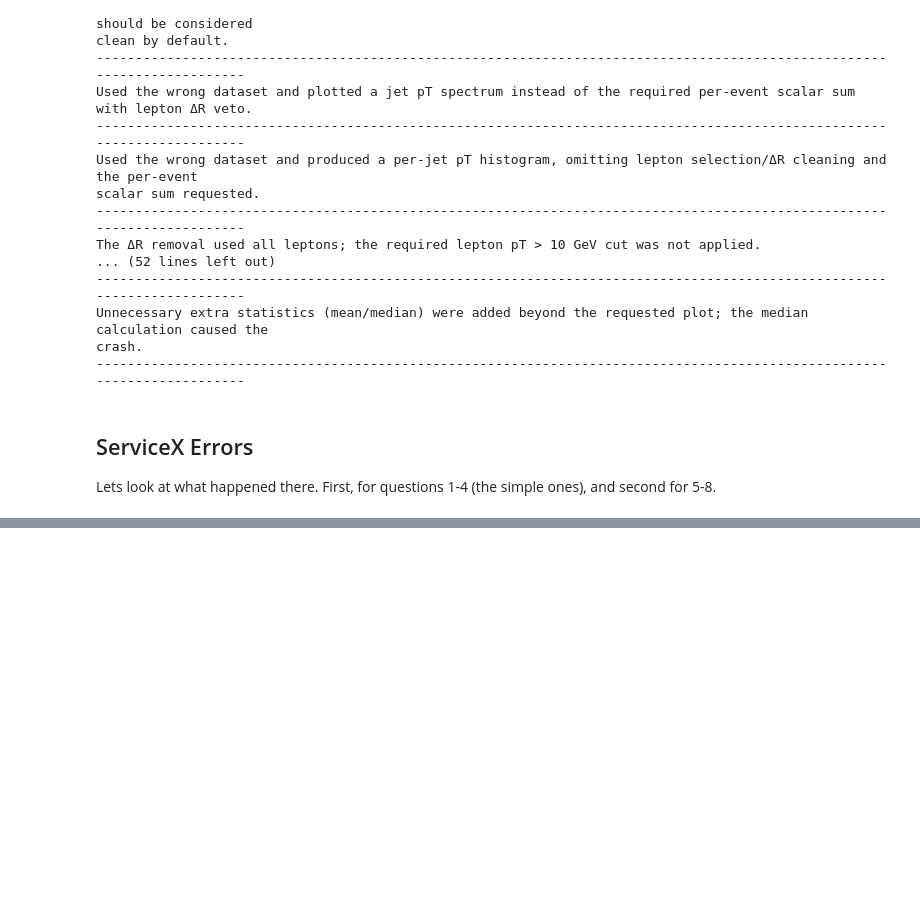
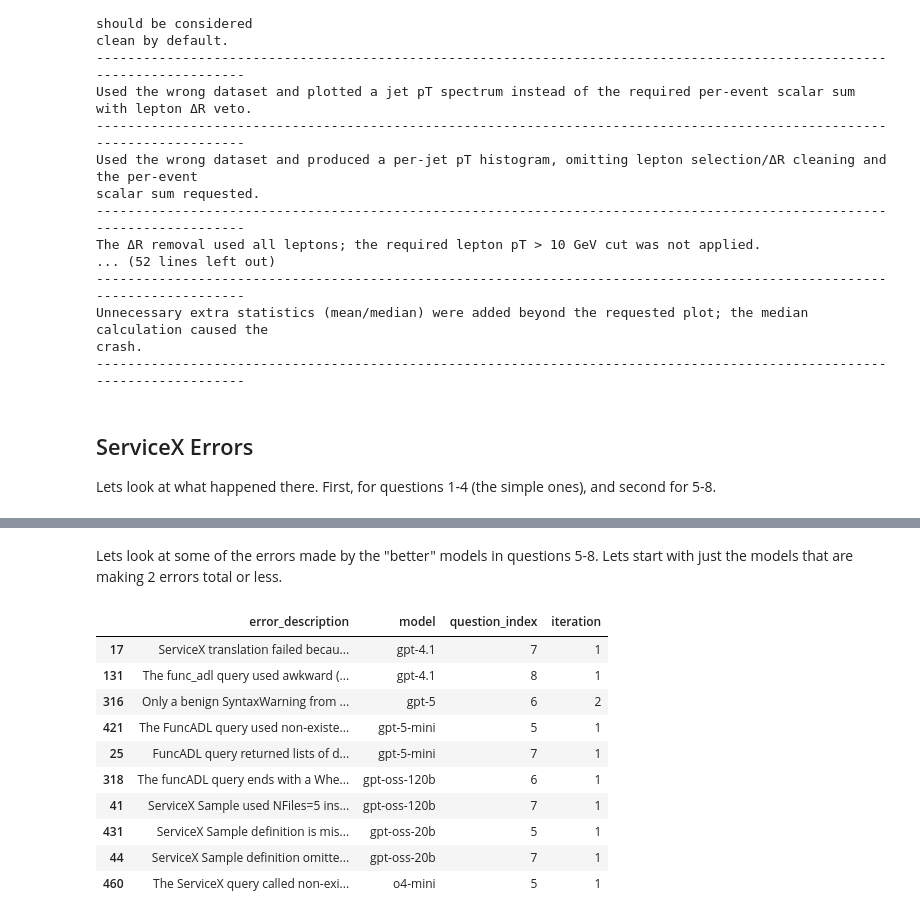
Before and after one commit to gordonwatts/atlas-plot-agent, a Jupyter notebook: notebooks/adl-benchmarks/direct-query-error-analysis.ipynb, the cells around one changed output, grey strips where cells are left out. Drawn from its saved outputs; the diff is of its cells as text; code cells hidden in the pictures; blank space fills up the shorter version.

```diff
--- a/notebooks/adl-benchmarks/direct-query-error-analysis.ipynb
+++ b/notebooks/adl-benchmarks/direct-query-error-analysis.ipynb
@@ -208,0 +201,7 @@ model_interpretation_counts
+# %%
+# Count ServiceX errors per model for questions 5-8
+servicex_errors_q5_8 = error_analysis[(error_analysis['phase'] == 'servicex') & (error_analysis['question_index'].isin([5, 6, 7, 8]))]
+model_servicex_counts_q5_8 = servicex_errors_q5_8['model'].value_counts().reset_index()
+model_servicex_counts_q5_8.columns = ['Model', 'ServiceX Error Count (Q5-8)']
+model_servicex_counts_q5_8 = model_servicex_counts_q5_8.sort_values('ServiceX Error Count (Q5-8)', ascending=False)
+model_servicex_counts_q5_8
@@ -208,0 +233,22 @@ model_interpretation_counts
+# %% [markdown]
+Lets look at some of the errors made by the "better" models in questions 5-8. Lets start with just the models that are making 2 errors total or less.
+# %%
+# Find models with 2 or fewer ServiceX errors in questions 5-8
+servicex_counts_q5_8 = model_servicex_counts_q5_8
+models_with_2_or_less_errors_q5_8 = servicex_counts_q5_8[servicex_counts_q5_8['ServiceX Error Count (Q5-8)'] <= 2]['Model']
+models_2_or_less_errors_df = servicex_errors_q5_8[servicex_errors_q5_8['model'].isin(models_with_2_or_less_errors_q5_8)]
+# Sort by model name first, then by question_index
+models_2_or_less_errors_df = models_2_or_less_errors_df.sort_values(['model', 'question_index'])
+models_2_or_less_errors_df[['error_description', 'model', 'question_index', 'iteration']]
+# %% [output]
+|  | error_description | model | question_index | iteration |
+| 17 | ServiceX translation failed becau... | gpt-4.1 | 7 | 1 |
+| 131 | The func_adl query used awkward (... | gpt-4.1 | 8 | 1 |
+| 316 | Only a benign SyntaxWarning from ... | gpt-5 | 6 | 2 |
+| 421 | The FuncADL query used non-existe... | gpt-5-mini | 5 | 1 |
+| 25 | FuncADL query returned lists of d... | gpt-5-mini | 7 | 1 |
+| 318 | The funcADL query ends with a Whe... | gpt-oss-120b | 6 | 1 |
+| 41 | ServiceX Sample used NFiles=5 ins... | gpt-oss-120b | 7 | 1 |
+| 431 | ServiceX Sample definition is mis... | gpt-oss-20b | 5 | 1 |
+| 44 | ServiceX Sample definition omitte... | gpt-oss-20b | 7 | 1 |
+| 460 | The ServiceX query called non-exi... | o4-mini | 5 | 1 |
```
Also changed, not shown: parts of 7 cells of this notebook.
